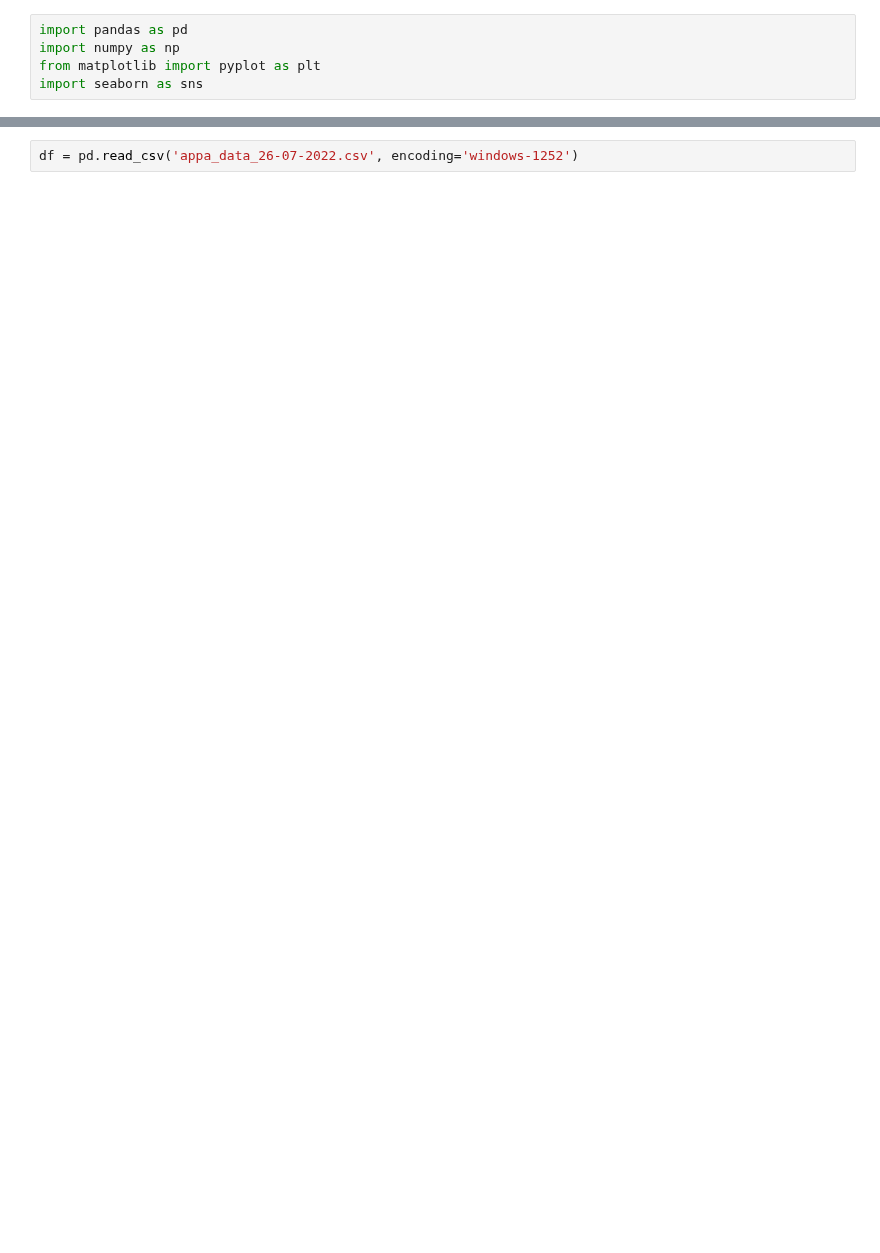
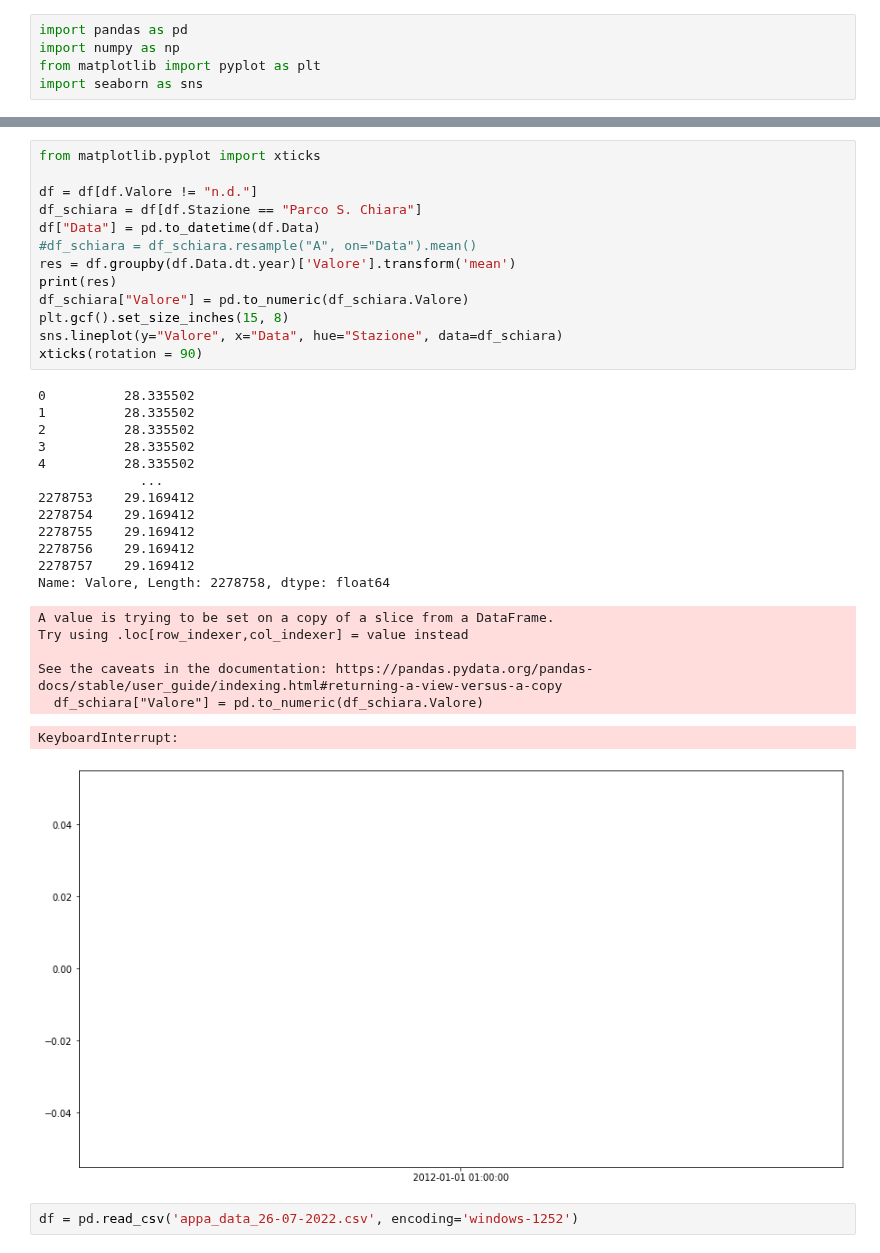
Before and after one commit to WebValley2022/webvalley-dashboard, a Jupyter notebook: LigiaNotebookAppa.ipynb, the cells around one changed output, grey strips where cells are left out. Drawn from its saved outputs; the diff is of its cells as text; blank space fills up the shorter version.

```diff
--- a/LigiaNotebookAppa.ipynb
+++ b/LigiaNotebookAppa.ipynb
@@ -6,2 +49,35 @@ import seaborn as sns
+# %%
+from matplotlib.pyplot import xticks
+
+df = df[df.Valore != "n.d."]
+df_schiara = df[df.Stazione == "Parco S. Chiara"]
+df["Data"] = pd.to_datetime(df.Data)
+#df_schiara = df_schiara.resample("A", on="Data").mean()
+res = df.groupby(df.Data.dt.year)['Valore'].transform('mean')
+print(res)
+df_schiara["Valore"] = pd.to_numeric(df_schiara.Valore)
+plt.gcf().set_size_inches(15, 8)
+sns.lineplot(y="Valore", x="Data", hue="Stazione", data=df_schiara)
+xticks(rotation = 90)
+# %% [output]
+0          28.335502
+1          28.335502
+2          28.335502
+3          28.335502
+4          28.335502
+             ...
+2278753    29.169412
+2278754    29.169412
+2278755    29.169412
+2278756    29.169412
+2278757    29.169412
+Name: Valore, Length: 2278758, dtype: float64
+A value is trying to be set on a copy of a slice from a DataFrame.
+Try using .loc[row_indexer,col_indexer] = value instead
+
+See the caveats in the documentation: https://pandas.pydata.org/pandas-docs/stable/user_guide/indexing.html#returning-a-view-versus-a-copy
+  df_schiara["Valore"] = pd.to_numeric(df_schiara.Valore)
+KeyboardInterrupt:
+[figure, added]
 # %%
 df = pd.read_csv('appa_data_26-07-2022.csv', encoding='windows-1252')
```
Also changed, not shown: parts of 5 cells of this notebook, 26 other files.
